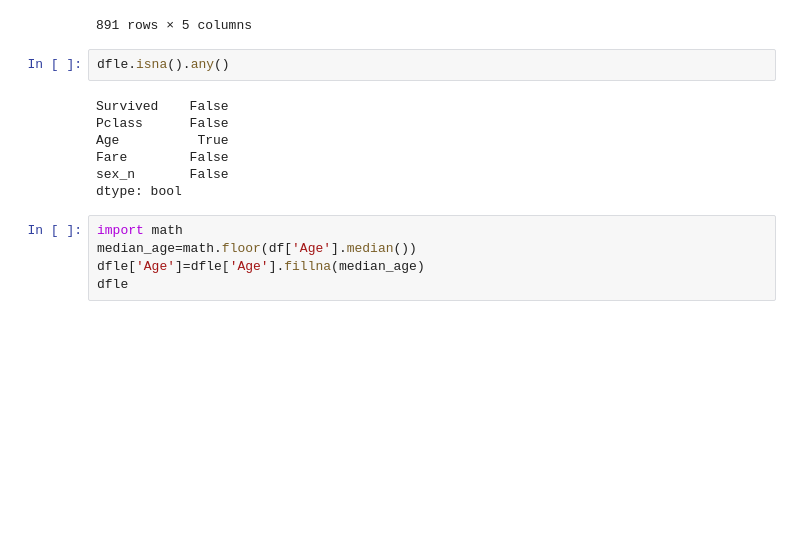
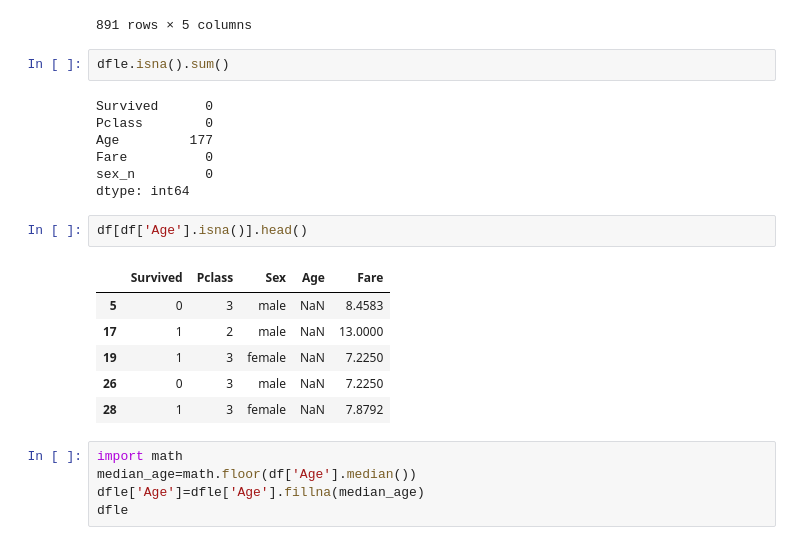
Before and after one commit to amrithvenkat12/coding_practice, a Jupyter notebook: py/jupyter/8_decision_tree_ex.ipynb, the cells around one changed output. Drawn from its saved outputs; the diff is of its cells as text; blank space fills up the shorter version.

Commit message:
implemented isna() view

```diff
--- a/py/jupyter/8_decision_tree_ex.ipynb
+++ b/py/jupyter/8_decision_tree_ex.ipynb
@@ -54,14 +54,23 @@ dfle
 | 890 | 0 | 3 | 32.0 | 7.7500 | 1 |
 891 rows × 5 columns
 # %%
-dfle.isna().any()
+dfle.isna().sum()
 # %% [output]
-Survived    False
-Pclass      False
-Age          True
-Fare        False
-sex_n       False
-dtype: bool
+Survived      0
+Pclass        0
+Age         177
+Fare          0
+sex_n         0
+dtype: int64
+# %%
+df[df['Age'].isna()].head()
+# %% [output]
+|  | Survived | Pclass | Sex | Age | Fare |
+| 5 | 0 | 3 | male | NaN | 8.4583 |
+| 17 | 1 | 2 | male | NaN | 13.0000 |
+| 19 | 1 | 3 | female | NaN | 7.2250 |
+| 26 | 0 | 3 | male | NaN | 7.2250 |
+| 28 | 1 | 3 | female | NaN | 7.8792 |
 # %%
 import math
 median_age=math.floor(df['Age'].median())
```
Also changed, not shown: parts of 3 cells of this notebook.
